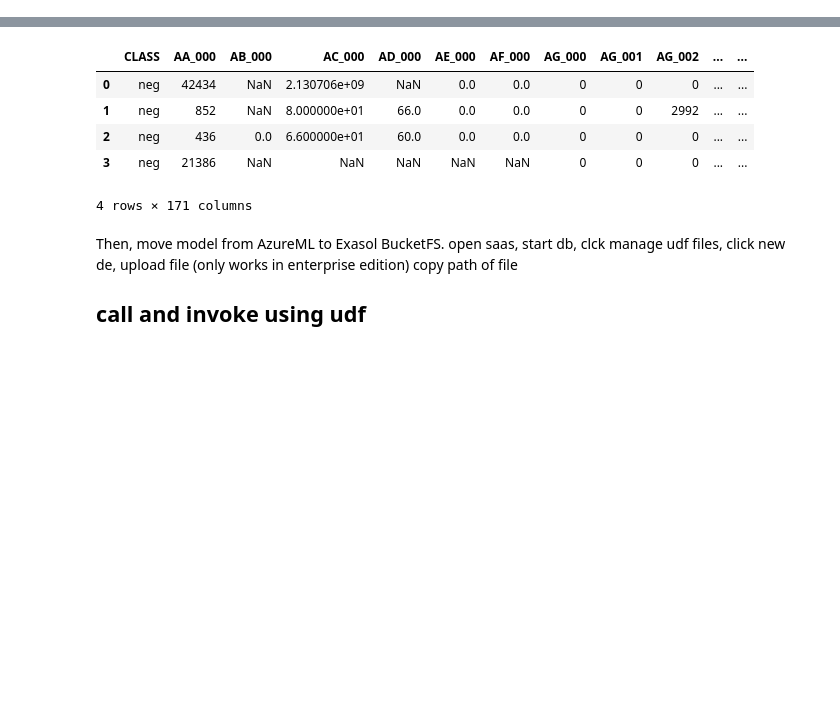
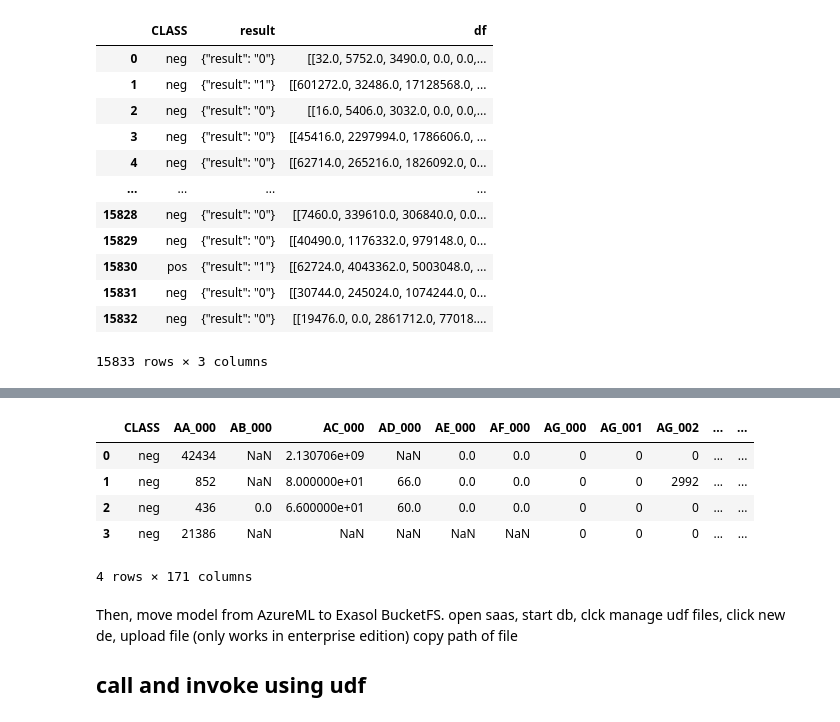
Before and after one commit to exasol/data-science-examples, a Jupyter notebook: tutorials/machine-learning/python/AzureML/InvokeModelFromExasolDBwithUDF.ipynb, the cells around one changed output, grey strips where cells are left out. Saved outputs shown, nothing was run; the diff lists cells and outputs as text; code cells hidden in the pictures; blank space fills up the shorter version.

Commit message:
add invoke part

```diff
--- a/tutorials/machine-learning/python/AzureML/InvokeModelFromExasolDBwithUDF.ipynb
+++ b/tutorials/machine-learning/python/AzureML/InvokeModelFromExasolDBwithUDF.ipynb
@@ -51,0 +145,10 @@ invoke similar to in sagemaker
+# %%
+!pip install pyexasol
+import pyexasol
+EXASOL_HOST = "<your>.clusters.exasol.com"      # change
+EXASOL_PORT = "8563"                            # change if needed
+EXASOL_USER = "<your-exasol-user>"              # change
+EXASOL_PASSWORD = "exa_pat_<your_password>"     # change
+EXASOL_SCHEMA = "IDA"                           # change if needed
+
+EXASOL_CONNECTION = "{host}:{port}".format(host=EXASOL_HOST, port=EXASOL_PORT)
@@ -51,0 +220,26 @@ invoke similar to in sagemaker
+# %%
+column_names = ['AA_000', 'AG_005', 'AH_000', 'AL_000', 'AM_0', 'AN_000', 'AO_000', 'AP_000', 'AQ_000',
+                    'AZ_004', 'BA_002', 'BB_000', 'BC_000', 'BD_000', 'BE_000',
+                    'BF_000', 'BG_000', 'BH_000', 'BI_000', 'BJ_000', 'BS_000', 'BT_000', 'BU_000', 'BV_000',
+                    'BX_000', 'BY_000', 'BZ_000', 'CA_000', 'CB_000', 'CC_000', 'CI_000', 'CN_004', 'CQ_000',
+                    'CS_001', 'DD_000', 'DE_000', 'DN_000', 'DS_000', 'DU_000', 'DV_000', 'EB_000', 'EE_005'] #todo remove class pos, also from endpoint score script
+# %%
+res = exasol.export_to_pandas("""SELECT "CLASS", "result", "df" FROM  (
+                           SELECT IDA.invoke_endpoint(ROWID, {columns!q}) FROM IDA.TEST t) r
+                           JOIN IDA.TEST o ON r.ID = o.ROWID""", {"columns": column_names})
+# %%
+res
+# %% [output]
+|  | CLASS | result | df |
+| 0 | neg | {"result": "0"} | [[32.0, 5752.0, 3490.0, 0.0, 0.0,... |
+| 1 | neg | {"result": "1"} | [[601272.0, 32486.0, 17128568.0, ... |
+| 2 | neg | {"result": "0"} | [[16.0, 5406.0, 3032.0, 0.0, 0.0,... |
+| 3 | neg | {"result": "0"} | [[45416.0, 2297994.0, 1786606.0, ... |
+| 4 | neg | {"result": "0"} | [[62714.0, 265216.0, 1826092.0, 0... |
+| ... | ... | ... | ... |
+| 15828 | neg | {"result": "0"} | [[7460.0, 339610.0, 306840.0, 0.0... |
+| 15829 | neg | {"result": "0"} | [[40490.0, 1176332.0, 979148.0, 0... |
+| 15830 | pos | {"result": "1"} | [[62724.0, 4043362.0, 5003048.0, ... |
+| 15831 | neg | {"result": "0"} | [[30744.0, 245024.0, 1074244.0, 0... |
+| 15832 | neg | {"result": "0"} | [[19476.0, 0.0, 2861712.0, 77018.... |
+15833 rows × 3 columns
```
Also changed, not shown: parts of 39 cells of this notebook, 2 other files.
